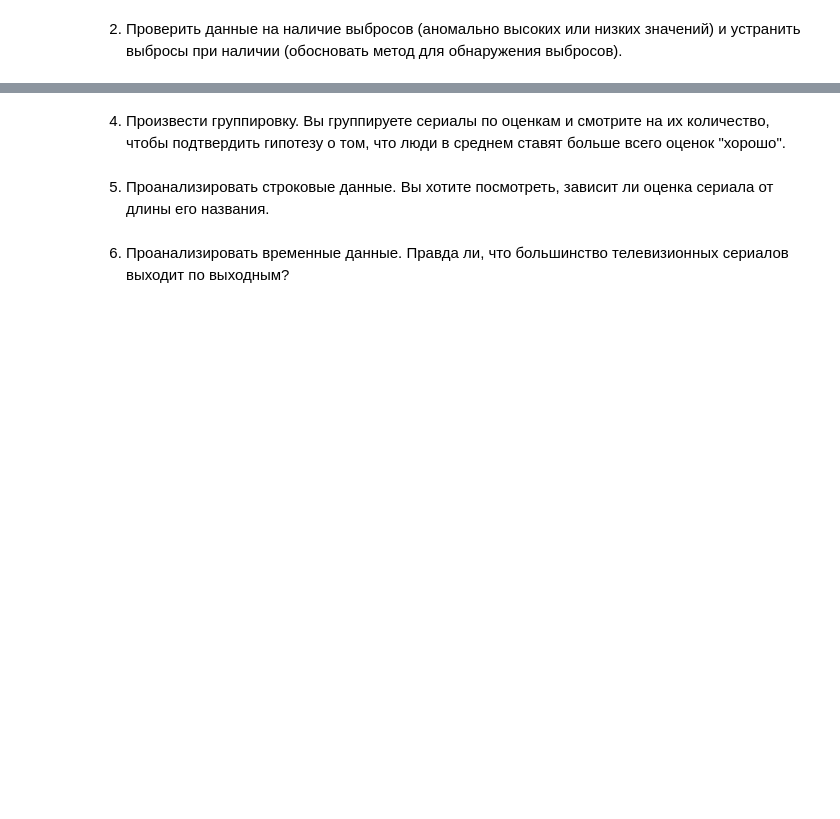
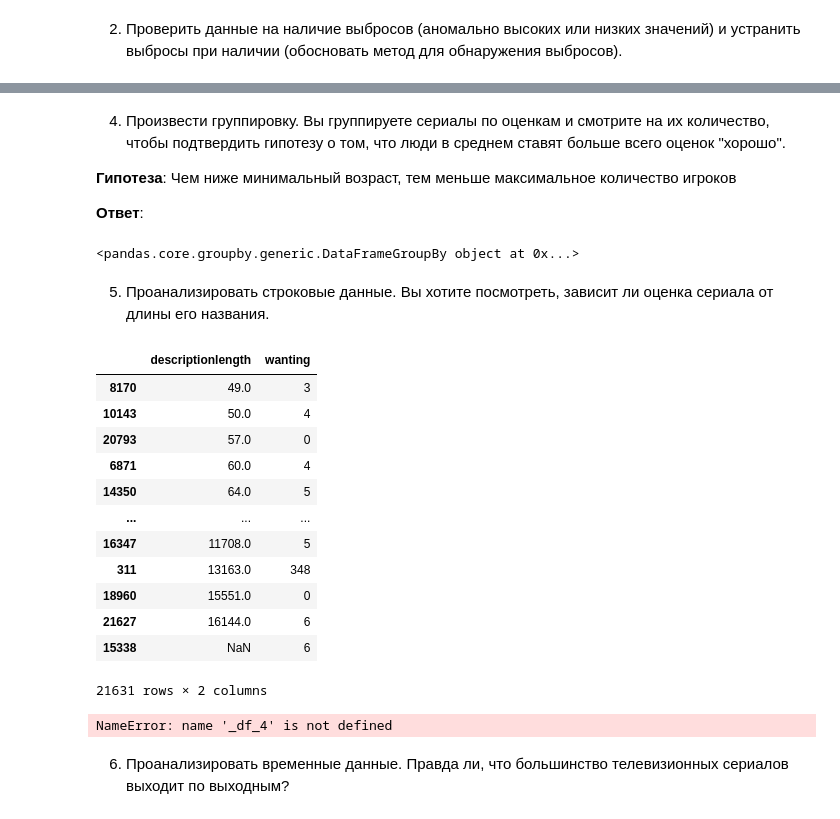
Before and after one commit to Eshasss/i-love-crispy-laptops, a Jupyter notebook: project1/project.ipynb, the cells around one changed output, grey strips where cells are left out. Cells and saved outputs as stored; diff of their text form; code cells hidden in the pictures; blank space fills up the shorter version.

```diff
--- a/project1/project.ipynb
+++ b/project1/project.ipynb
@@ -44,9 +133,40 @@ TypeError: Cannot interpret '<built-in function all>' as a data type
 # %% [markdown]
 4. Произвести группировку.
 Вы группируете сериалы по оценкам и смотрите на их количество, чтобы подтвердить гипотезу о том, что люди в среднем ставят больше всего оценок "хорошо".
+
+**Гипотеза**: Чем ниже минимальный возраст, тем меньше максимальное количество игроков
+
+**Ответ**:
+# %%
+df.groupby('minage')
+# %% [output]
+<pandas.core.groupby.generic.DataFrameGroupBy object at 0x...>
 # %% [markdown]
 5. Проанализировать строковые данные.
 Вы хотите посмотреть, зависит ли оценка сериала от длины его названия.
+# %%
+
+df.sort_values(['descriptionlength'])[['descriptionlength','wanting']]
+# %% [output]
+|  | descriptionlength | wanting |
+| 8170 | 49.0 | 3 |
+| 10143 | 50.0 | 4 |
+| 20793 | 57.0 | 0 |
+| 6871 | 60.0 | 4 |
+| 14350 | 64.0 | 5 |
+| ... | ... | ... |
+| 16347 | 11708.0 | 5 |
+| 311 | 13163.0 | 348 |
+| 18960 | 15551.0 | 0 |
+| 21627 | 16144.0 | 6 |
+| 15338 | NaN | 6 |
+21631 rows × 2 columns
+# %%
+from matplotlib import pyplot as plt
+_df_4.plot(kind='scatter', x='descriptionlength', y='wanting', s=32, alpha=.8)
+plt.gca().spines[['top', 'right',]].set_visible(False)
+# %% [output]
+NameError: name '_df_4' is not defined
 # %% [markdown]
 6. Проанализировать временные данные.
 Правда ли, что большинство телевизионных сериалов выходит по выходным?
```
Also changed, not shown: parts of 25 cells of this notebook.
